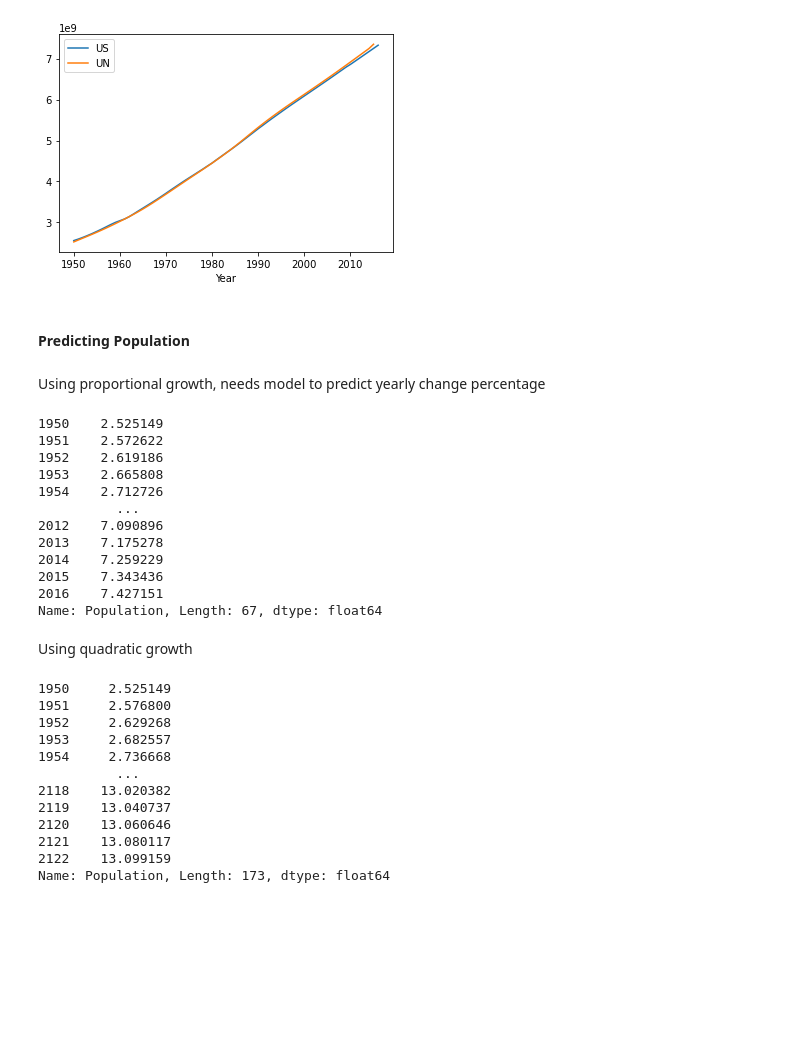
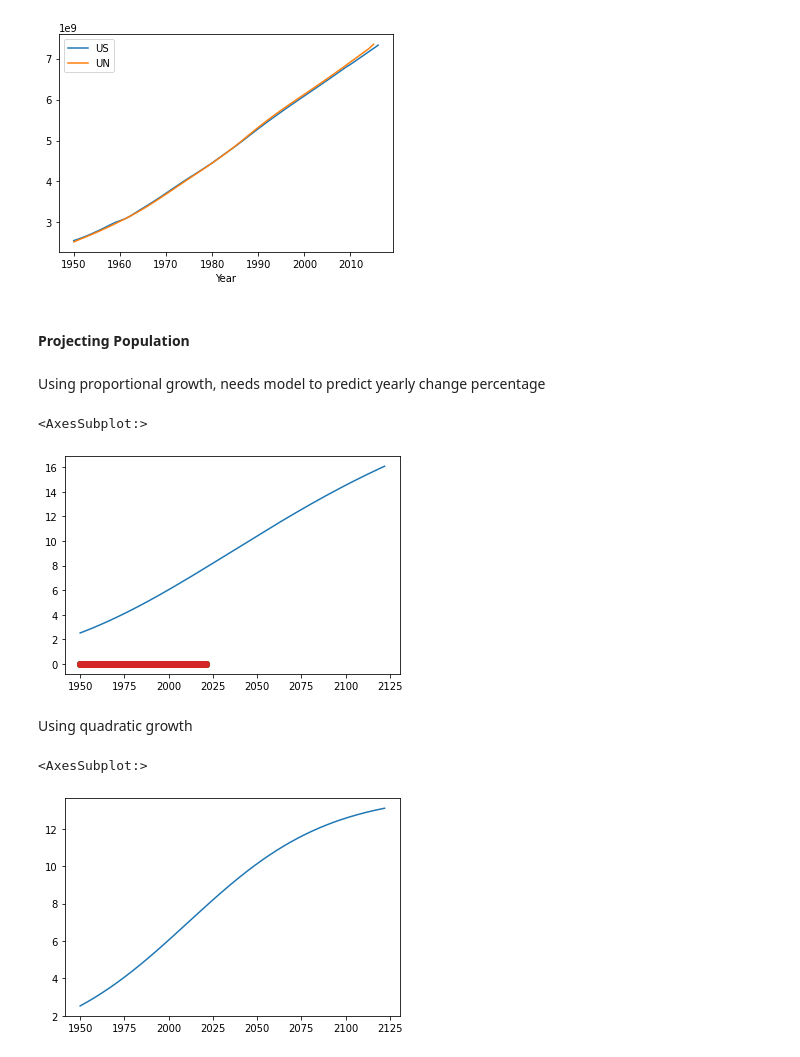
Before and after one commit to sltimmins/they-dont-keep-me-here-cause-Im-gorgeous-they-keep-me-here-cause-Im-smart, a Jupyter notebook: model.ipynb, the cells around one changed output. Drawn from its saved outputs; the diff is of its cells as text; code cells hidden in the pictures; blank space fills up the shorter version.

Commit message:
Added brdr projections to proportional growth model

```diff
--- a/model.ipynb
+++ b/model.ipynb
@@ -28,40 +31,50 @@ table.plot()
 <AxesSubplot:xlabel='Year'>
 [figure]
 # %% [markdown]
-#### Predicting Population
+#### Projecting Population
 # %% [markdown]
 Using proportional growth, needs model to predict yearly change percentage
 # %%
 un = table.UN / 1e9
 us = table.US / 1e9
 
 t0 = un.index[0]
 t1 = un.index[-1]
 time = t1 - t0
 
 p0 = un[t0]
 
+def projectBirthsOrDeaths(year):
+    x = BrDrGraph["Year"]
+    yBR = BrDrGraph["BR"]
+    yDR = BrDrGraph["DR"]
+
+    plt.scatter(x, yBR)
+    fit = np.polyfit(x, np.log(yBR), 1)
+    slope = np.exp(fit[0])
+    const = np.exp(fit[1])
+    estimateBR = (slope ** year) * const
+
+    plt.scatter(x, yDR)
+    fit = np.polyfit(x, np.log(yDR), 1)
+    slope = np.exp(fit[0])
+    const = np.exp(fit[1])
+    estimateDR = (slope ** year) * const
+
+    return estimateBR, estimateDR
+
 # results = Series()
 results = {}
 results[t0] = p0
-for t in range(t0, t1):
-    results[t + 1] = results[t] + (results[t] * (float(growth.loc[t + 1]["Yearly Change"][:-1]) / 100))
+for t in range(t0, 2122):
+    brdr = projectBirthsOrDeaths(t)
+    results[t + 1] = results[t] + (results[t] * (brdr[0] - brdr[1]))
 
 s = pd.Series(results, name="Population")
-s
+s.plot()
 # %% [output]
-1950    2.525149
-1951    2.572622
-1952    2.619186
-1953    2.665808
-1954    2.712726
-          ...
-2012    7.090896
-2013    7.175278
-2014    7.259229
-2015    7.343436
-2016    7.427151
-Name: Population, Length: 67, dtype: float64
+<AxesSubplot:>
+[figure, added]
 # %% [markdown]
 Using quadratic growth
 # %%
@@ -77,17 +90,7 @@ for t in range(t0, t1):
     results[t + 1] = results[t] + growth
 
 s = pd.Series(results, name="Population")
-s
+s.plot()
 # %% [output]
-1950     2.525149
-1951     2.576800
-1952     2.629268
-1953     2.682557
-1954     2.736668
-          ...
-2118    13.020382
-2119    13.040737
-2120    13.060646
-2121    13.080117
-2122    13.099159
-Name: Population, Length: 173, dtype: float64
+<AxesSubplot:>
+[figure, added]
```
Also changed, not shown: parts of 2 cells of this notebook.
